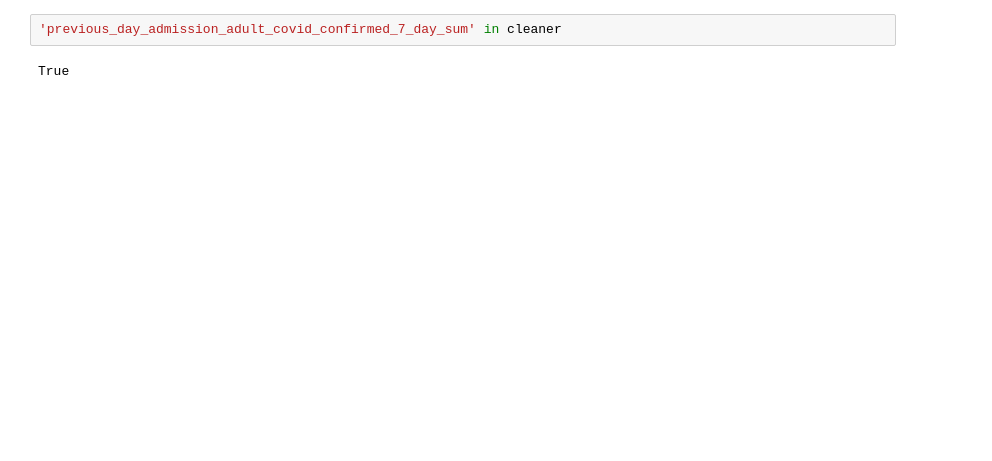
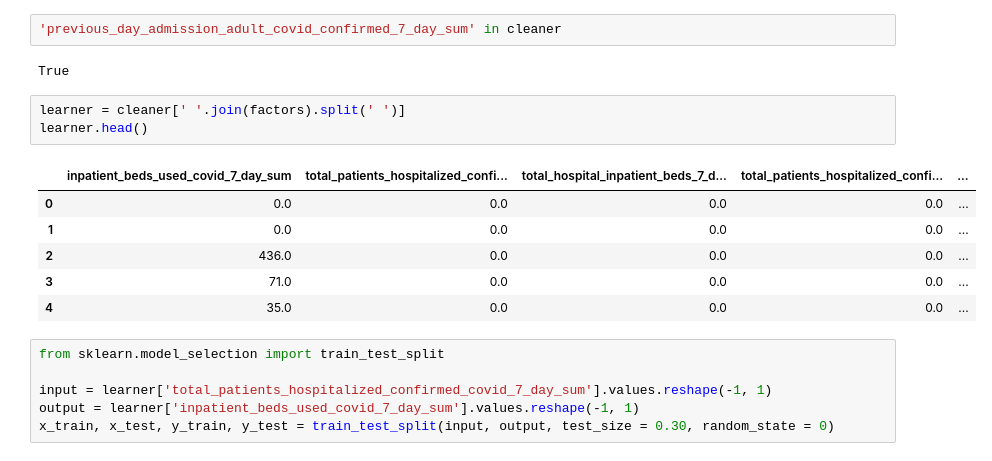
Before and after one commit to Vespacian/Analysis-of-COVID-19, a Jupyter notebook: eric.ipynb, the cells around one changed output. Saved outputs shown, nothing was run; the diff lists cells and outputs as text; blank space fills up the shorter version.

```diff
--- a/eric.ipynb
+++ b/eric.ipynb
@@ -319,3 +321,19 @@ array([   0.,   40.,   22., ..., 1119., 1479., 2023.])
 'previous_day_admission_adult_covid_confirmed_7_day_sum' in cleaner
 # %% [output]
 True
+# %%
+learner = cleaner[' '.join(factors).split(' ')]
+learner.head()
+# %% [output]
+|  | inpatient_beds_used_covid_7_day_sum | total_patients_hospitalized_confi... | total_hospital_inpatient_beds_7_d... | total_patients_hospitalized_confi... | ... |
+| 0 | 0.0 | 0.0 | 0.0 | 0.0 | ... |
+| 1 | 0.0 | 0.0 | 0.0 | 0.0 | ... |
+| 2 | 436.0 | 0.0 | 0.0 | 0.0 | ... |
+| 3 | 71.0 | 0.0 | 0.0 | 0.0 | ... |
+| 4 | 35.0 | 0.0 | 0.0 | 0.0 | ... |
+# %%
+from sklearn.model_selection import train_test_split
+
+input = learner['total_patients_hospitalized_confirmed_covid_7_day_sum'].values.reshape(-1, 1)
+output = learner['inpatient_beds_used_covid_7_day_sum'].values.reshape(-1, 1)
+x_train, x_test, y_train, y_test = train_test_split(input, output, test_size = 0.30, random_state = 0)
```
Also changed, not shown: parts of 12 cells of this notebook.
